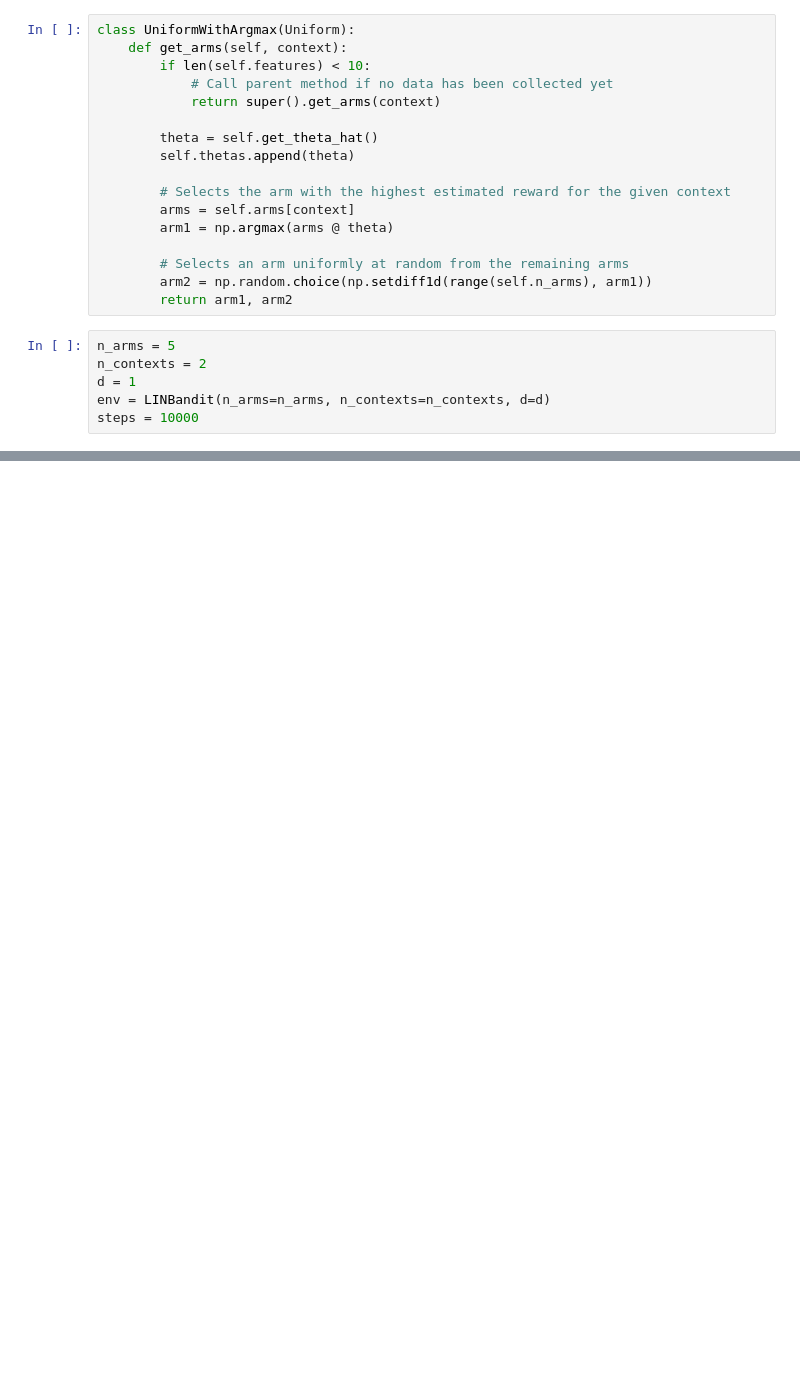
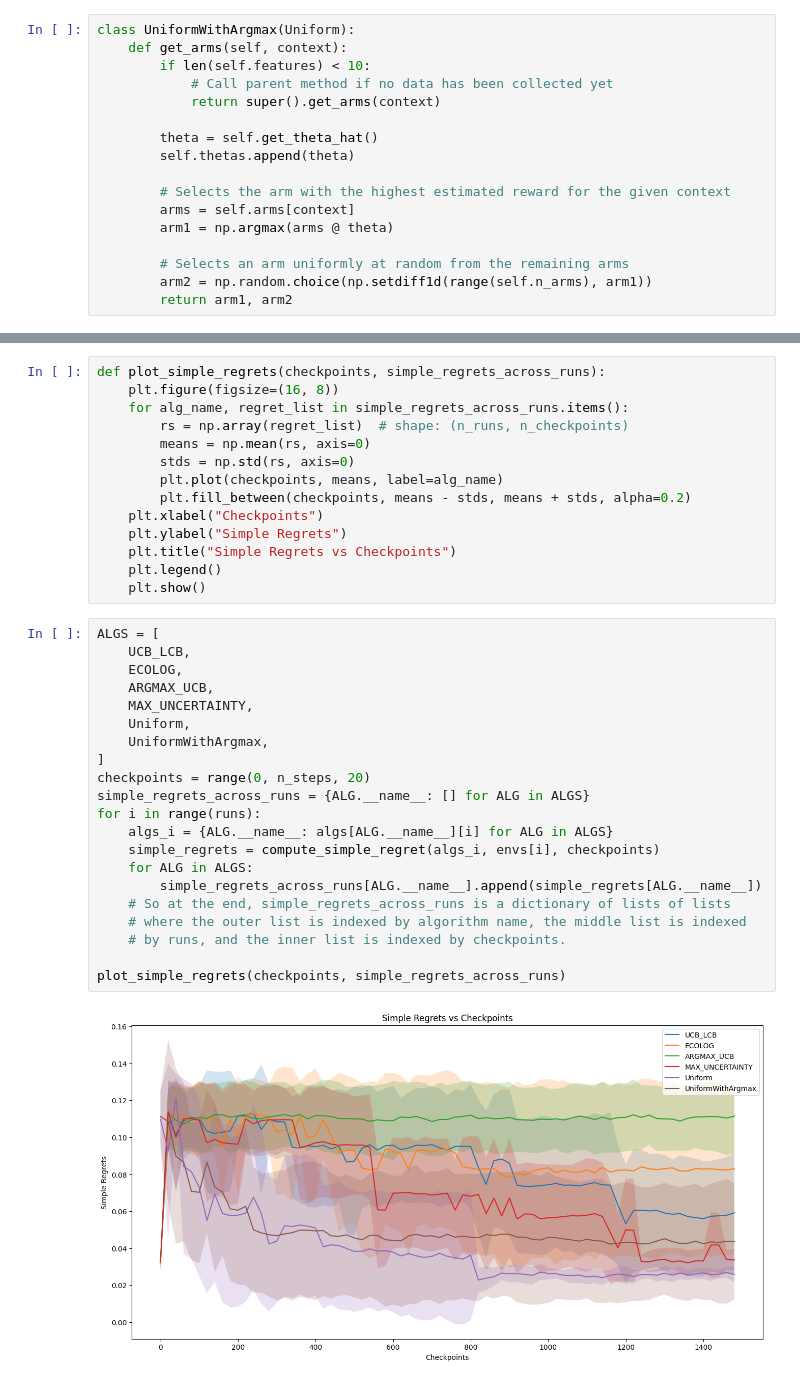
Before and after one commit to sarb9/ttts, a Jupyter notebook: baseline.ipynb, the cells around one changed output, grey strips where cells are left out. Cells and saved outputs as stored; diff of their text form; blank space fills up the shorter version.

Commit message:
checkpoint

```diff
--- a/baseline.ipynb
+++ b/baseline.ipynb
@@ -121,9 +76,3 @@ class UniformWithArgmax(Uniform):
         # Selects an arm uniformly at random from the remaining arms
         arm2 = np.random.choice(np.setdiff1d(range(self.n_arms), arm1))
         return arm1, arm2
-# %%
-n_arms = 5
-n_contexts = 2
-d = 1
-env = LINBandit(n_arms=n_arms, n_contexts=n_contexts, d=d)
-steps = 10000
@@ -257,0 +520,37 @@ plot_progress(data, true_thetas)
+# %%
+def plot_simple_regrets(checkpoints, simple_regrets_across_runs):
+    plt.figure(figsize=(16, 8))
+    for alg_name, regret_list in simple_regrets_across_runs.items():
+        rs = np.array(regret_list)  # shape: (n_runs, n_checkpoints)
+        means = np.mean(rs, axis=0)
+        stds = np.std(rs, axis=0)
+        plt.plot(checkpoints, means, label=alg_name)
+        plt.fill_between(checkpoints, means - stds, means + stds, alpha=0.2)
+    plt.xlabel("Checkpoints")
+    plt.ylabel("Simple Regrets")
+    plt.title("Simple Regrets vs Checkpoints")
+    plt.legend()
+    plt.show()
+# %%
+ALGS = [
+    UCB_LCB,
+    ECOLOG,
+    ARGMAX_UCB,
+    MAX_UNCERTAINTY,
+    Uniform,
+    UniformWithArgmax,
+]
+checkpoints = range(0, n_steps, 20)
+simple_regrets_across_runs = {ALG.__name__: [] for ALG in ALGS}
+for i in range(runs):
+    algs_i = {ALG.__name__: algs[ALG.__name__][i] for ALG in ALGS}
+    simple_regrets = compute_simple_regret(algs_i, envs[i], checkpoints)
+    for ALG in ALGS:
+        simple_regrets_across_runs[ALG.__name__].append(simple_regrets[ALG.__name__])
+    # So at the end, simple_regrets_across_runs is a dictionary of lists of lists
+    # where the outer list is indexed by algorithm name, the middle list is indexed
+    # by runs, and the inner list is indexed by checkpoints.
+
+plot_simple_regrets(checkpoints, simple_regrets_across_runs)
+# %% [output]
+[figure, added]
```
Also changed, not shown: parts of 27 cells of this notebook, 7 other files.
